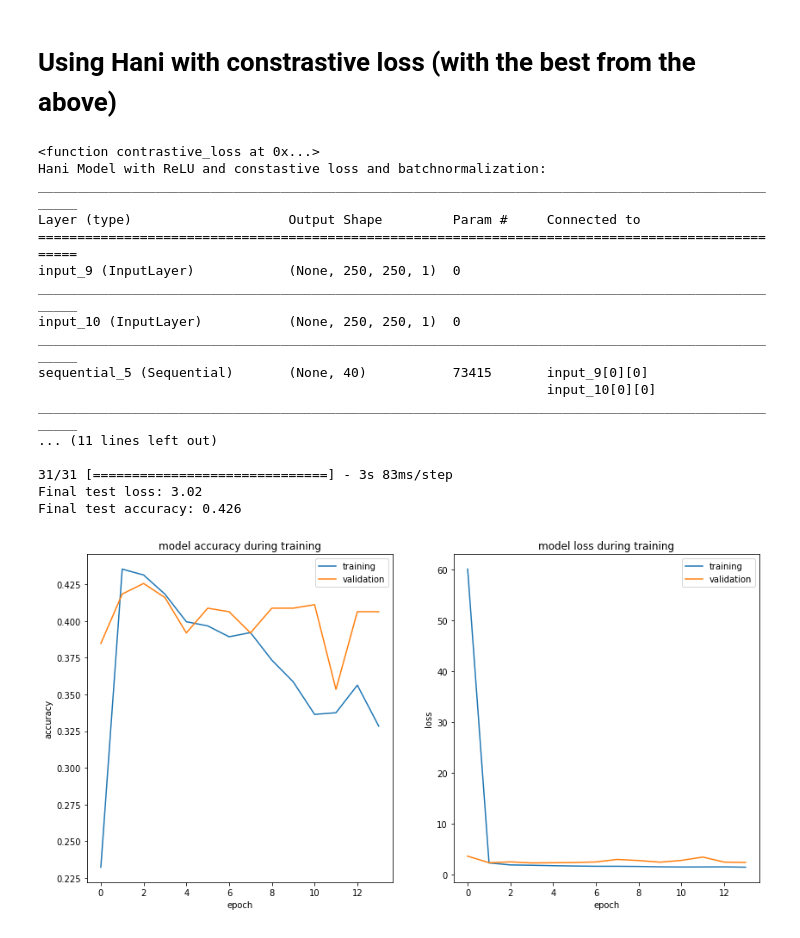
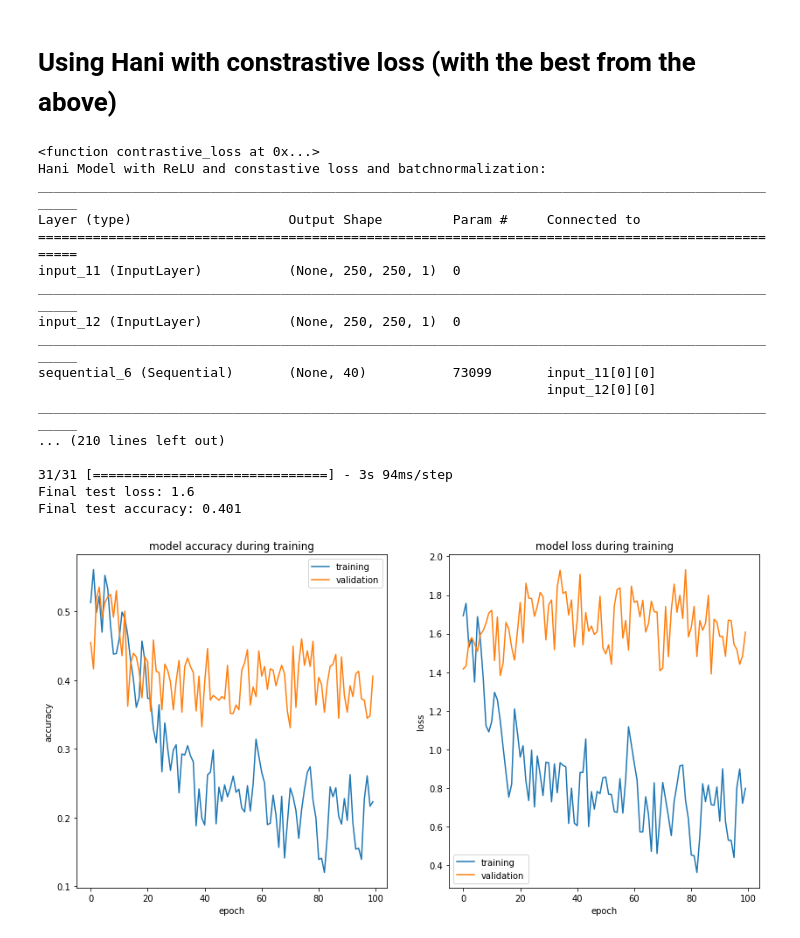
Before and after one commit to elisim/Deep-Learning-Intro, a Jupyter notebook: assignment2/Hani-Model.ipynb, the cells around one changed output. Saved outputs shown, nothing was run; the diff lists cells and outputs as text; code cells hidden in the pictures.

```diff
--- a/assignment2/Hani-Model.ipynb
+++ b/assignment2/Hani-Model.ipynb
@@ -11,7 +11,7 @@ from datetime import datetime
 # load the paths of the data sets
 same_train_paths, diff_train_paths, same_val_paths, diff_val_paths, same_test_paths, diff_test_paths = lfw.load_data()
 
-def try_train(siamese_net, epochs=100, epoch_shuffle=True, verbose=0):
+def try_train(siamese_net, epochs=100, epoch_shuffle=True, verbose=1):
     """
     Try to train the siamese_net model. If success, return train history. Otherwise, return None.
     """
@@ -151,30 +152,30 @@ Final test accuracy: 0.537
 # %% [markdown]
 # Using Hani with constrastive loss (with the best from the above)
 # %%
-s_net_hani_relu = Siamese()
-s_net_hani_relu.build('hani', act='relu', batchnorm=True)
+s_net_constrastive = Siamese()
+s_net_constrastive.build('hani', act='relu')
 print("Hani Model with ReLU and constastive loss and batchnormalization:")
-s_net_hani_relu.model.summary()
+s_net_constrastive.model.summary()
 
-history = try_train(s_net_hani_relu)
-if history:
-    s_net_hani_relu.evaluate(history, same_test_paths, diff_test_paths)
+history_constrastive = try_train(s_net_constrastive)
+if history_constrastive:
+    s_net_constrastive.evaluate(history_constrastive, same_test_paths, diff_test_paths)
 # %% [output]
 <function contrastive_loss at 0x...>
 Hani Model with ReLU and constastive loss and batchnormalization:
 __________________________________________________________________________________________________
 Layer (type)                    Output Shape         Param #     Connected to
 ==================================================================================================
-input_9 (InputLayer)            (None, 250, 250, 1)  0
+input_11 (InputLayer)           (None, 250, 250, 1)  0
 __________________________________________________________________________________________________
-input_10 (InputLayer)           (None, 250, 250, 1)  0
+input_12 (InputLayer)           (None, 250, 250, 1)  0
 __________________________________________________________________________________________________
-sequential_5 (Sequential)       (None, 40)           73415       input_9[0][0]
-                                                                 input_10[0][0]
+sequential_6 (Sequential)       (None, 40)           73099       input_11[0][0]
+                                                                 input_12[0][0]
 __________________________________________________________________________________________________
-... (11 lines left out)
+... (210 lines left out)
 
-31/31 [==============================] - 3s 83ms/step
-Final test loss: 3.02
-Final test accuracy: 0.426
+31/31 [==============================] - 3s 94ms/step
+Final test loss: 1.6
+Final test accuracy: 0.401
-[figure, old version]
+[figure, new version]
```
Also changed, not shown: parts of 7 cells of this notebook, 3 other files.
